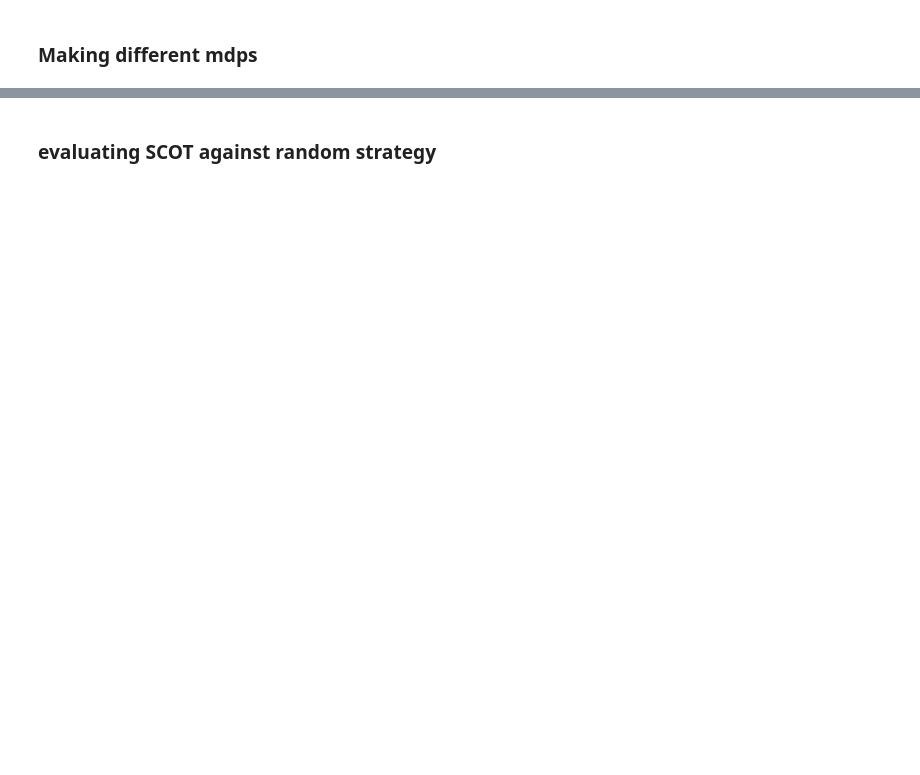
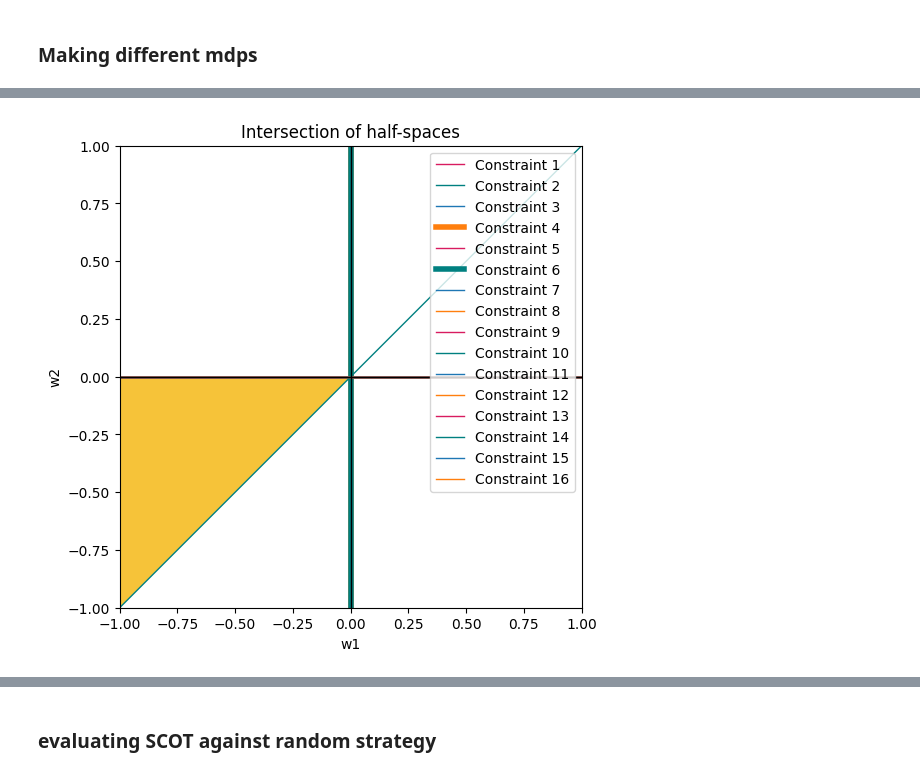
Before and after one commit to Alilarian/machine-teaching-irl, a Jupyter notebook: mdp/test_machine_teaching_multiple_mdps.ipynb, the cells around one changed output, grey strips where cells are left out. Drawn from its saved outputs; the diff is of its cells as text; code cells hidden in the pictures; blank space fills up the shorter version.

```diff
--- a/mdp/test_machine_teaching_multiple_mdps.ipynb
+++ b/mdp/test_machine_teaching_multiple_mdps.ipynb
@@ -416,0 +426,5 @@ Pi from q:  [[0.  1.  0.  0. ]
+# %%
+
+plot_halfspace_intersection_2d(U_per_mdp[15])
+# %% [output]
+[figure, added]
```
Also changed, not shown: parts of 11 cells of this notebook, 1 other file.
